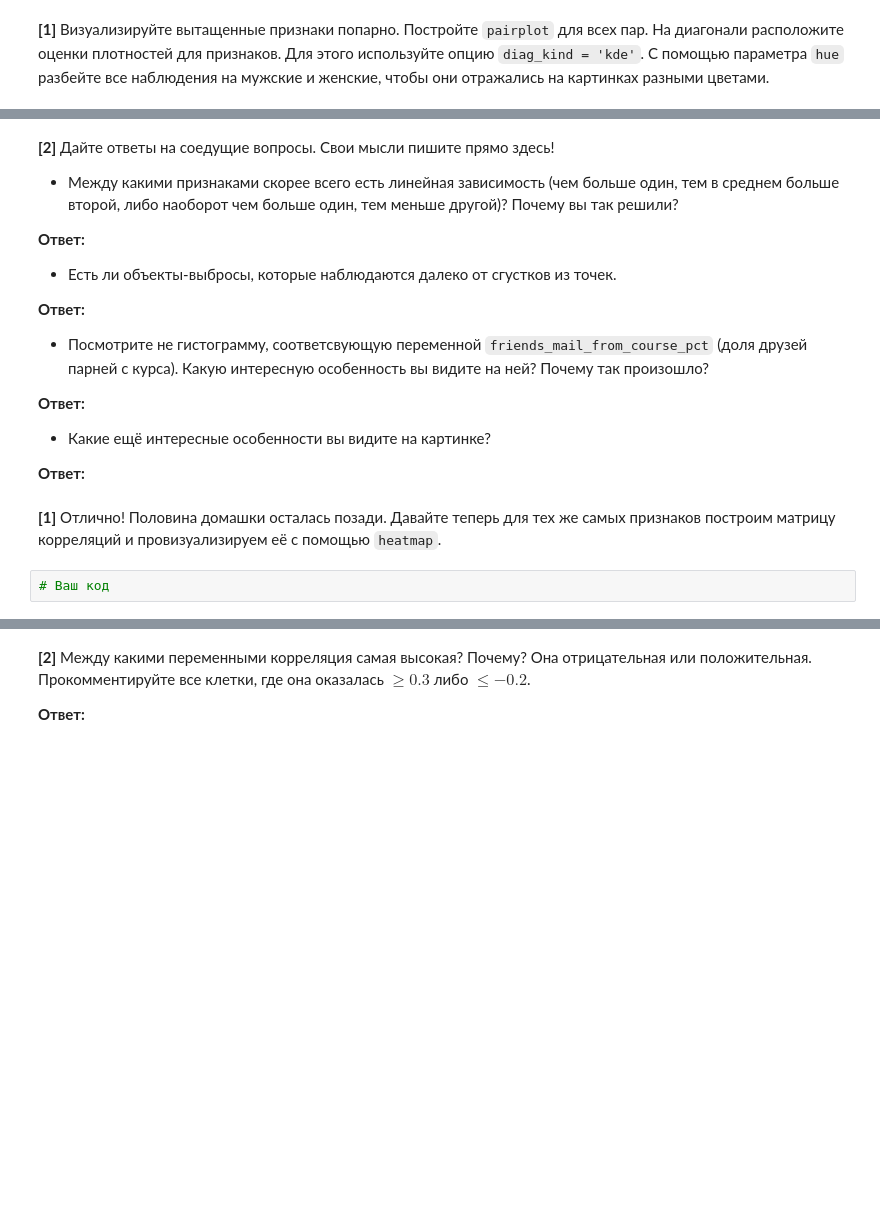
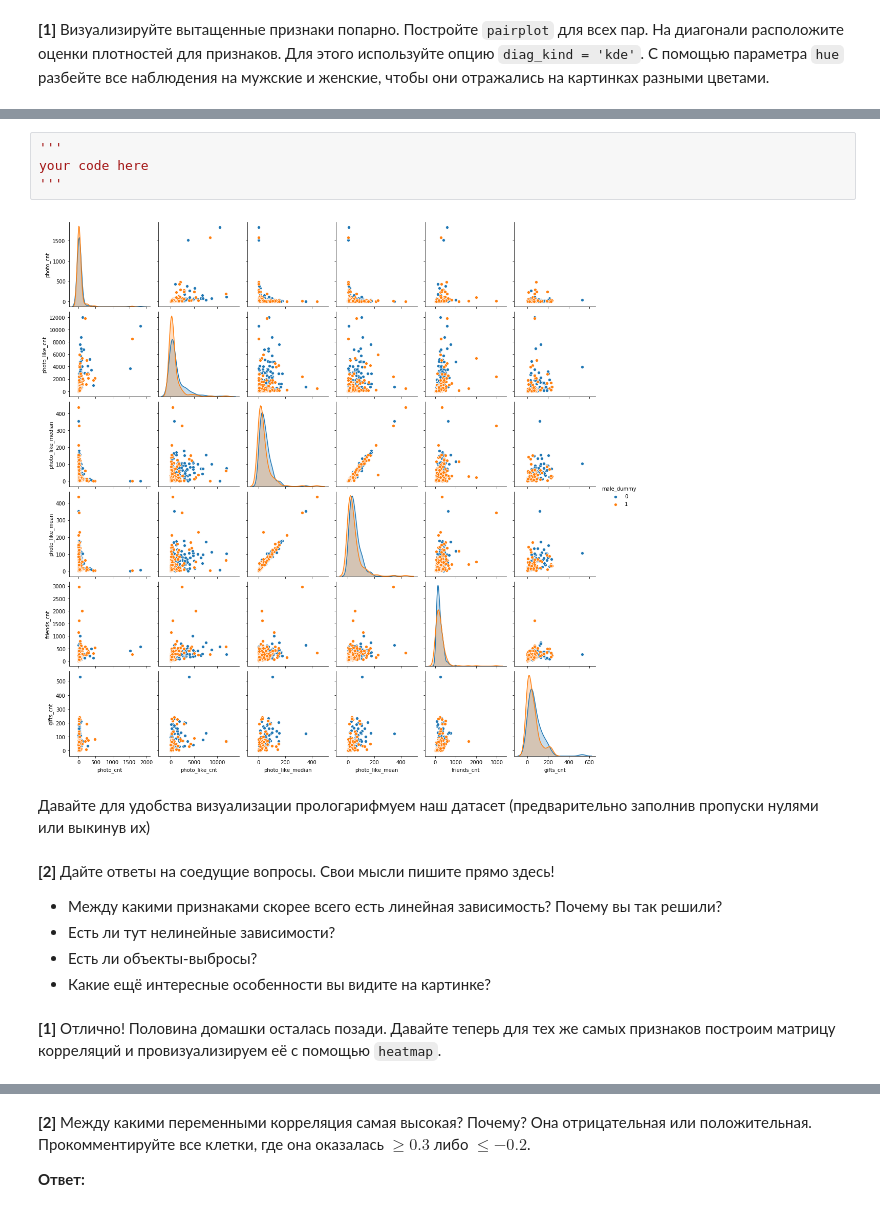
Before and after one commit to FUlyankin/Intro_to_DS, a Jupyter notebook: sem_04_visual/little_hw4_visual.ipynb, the cells around one changed output, grey strips where cells are left out. Saved outputs shown, nothing was run; the diff lists cells and outputs as text; blank space fills up the shorter version.

```diff
--- a/sem_04_visual/little_hw4_visual.ipynb
+++ b/sem_04_visual/little_hw4_visual.ipynb
@@ -85,23 +73,17 @@ __[1]__ Визуализируйте вытащенные признаки по
+# %%
+'''
+your code here
+'''
+# %% [output]
+[figure, added]
+# %% [markdown]
+Давайте для удобства визуализации прологарифмуем наш датасет (предварительно заполнив пропуски нулями или выкинув их)
 # %% [markdown]
 __[2]__ Дайте ответы на соедущие вопросы. Свои мысли пишите прямо здесь!
 
-* Между какими признаками скорее всего есть линейная зависимость (чем больше один, тем в среднем больше второй, либо наоборот чем больше один, тем меньше другой)? Почему вы так решили?
-
-__Ответ:__
-
-
-* Есть ли объекты-выбросы, которые наблюдаются далеко от сгустков из точек.
-
-__Ответ:__
-
-* Посмотрите не гистограмму, соответсвующую переменной `friends_mail_from_course_pct` (доля друзей парней с курса). Какую интересную особенность вы видите на ней? Почему так произошло?
-
-__Ответ:__
-
+* Между какими признаками скорее всего есть линейная зависимость? Почему вы так решили?
+* Eсть ли тут нелинейные зависимости?
+* Есть ли объекты-выбросы?
 * Какие ещё интересные особенности вы видите на картинке?
-
-__Ответ:__
 # %% [markdown]
 __[1]__ Отлично! Половина домашки осталась позади. Давайте теперь для тех же самых признаков построим матрицу корреляций и провизуализируем её с помощью `heatmap`.
-# %%
-# Ваш код
```
Also changed, not shown: parts of 34 cells of this notebook, 8 other files.
